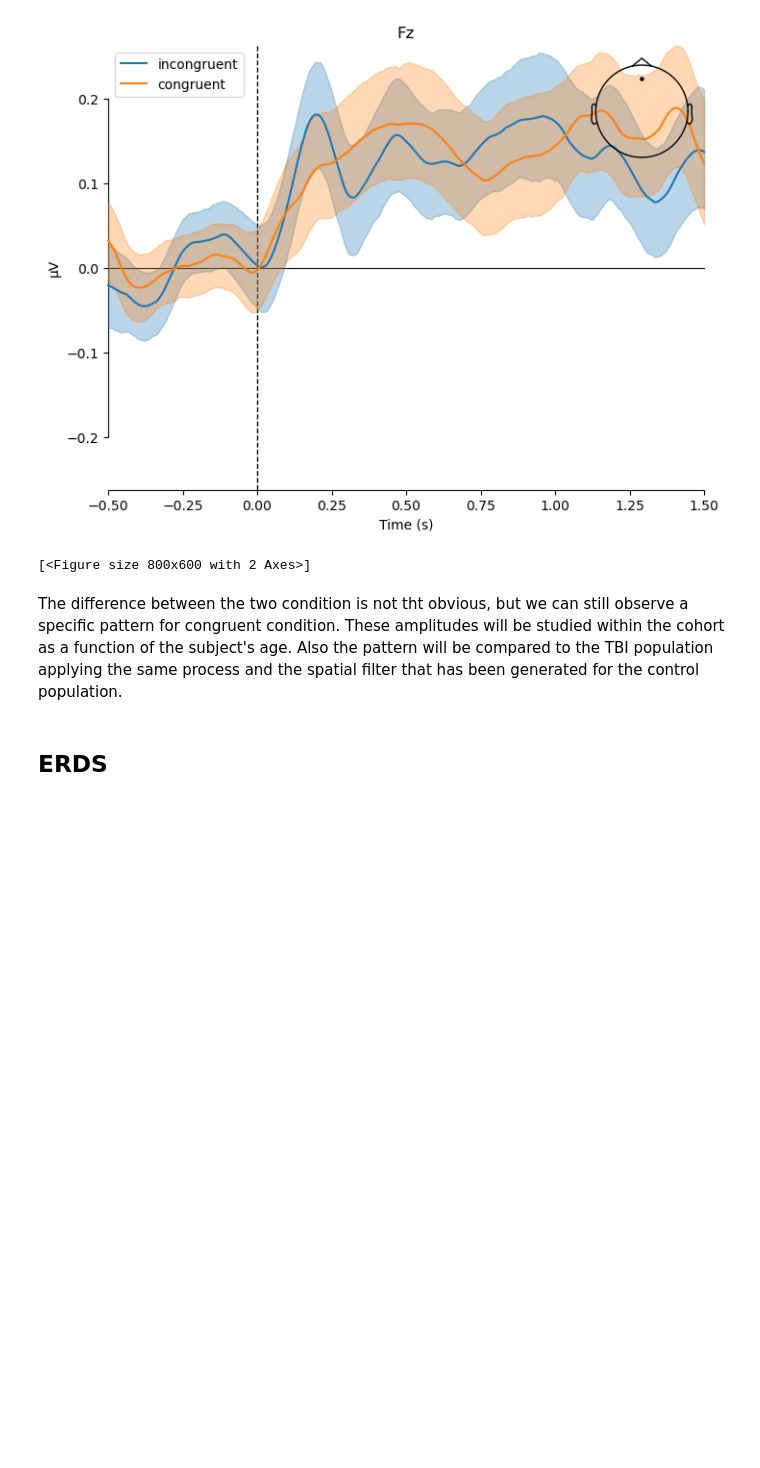
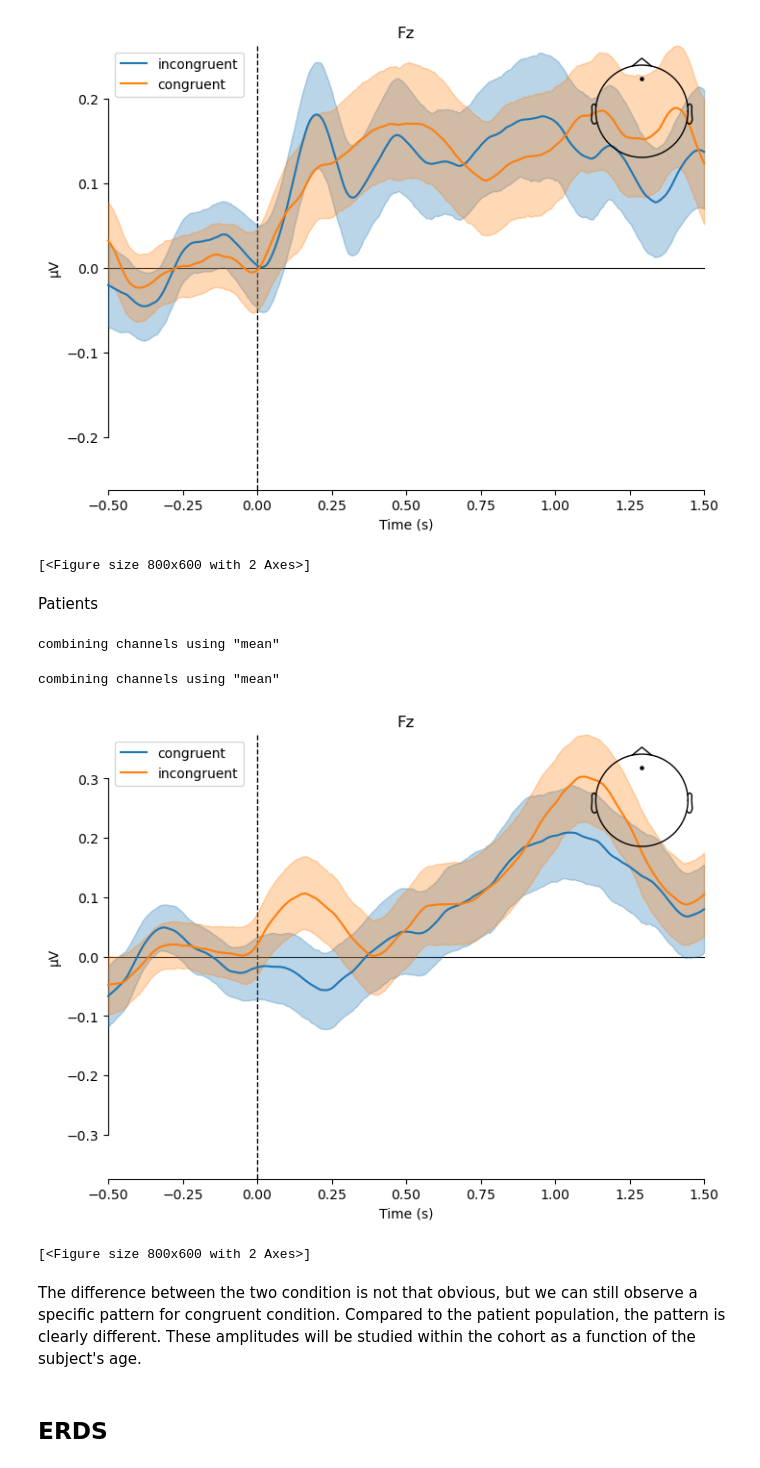
Before and after one commit to Sam54000/preprocessing_theta, a Jupyter notebook: New_MFF_MultiSubjectInluded.ipynb, the cells around one changed output. Cells and saved outputs as stored; diff of their text form; code cells hidden in the pictures; blank space fills up the shorter version.

```diff
--- a/New_MFF_MultiSubjectInluded.ipynb
+++ b/New_MFF_MultiSubjectInluded.ipynb
@@ -659,8 +726,19 @@ combining channels using "mean"
 combining channels using "mean"
 [figure]
 [<Figure size 800x600 with 2 Axes>]
+# %% [markdown]
+Patients
+# %%
+evokeds = dict(congruent=list(congruent_epo.iter_evoked()),
+               incongruent=list(incongruent_epo.iter_evoked()))
+mne.viz.plot_compare_evokeds(evokeds, combine='mean', picks=['Fz'])
+# %% [output]
+combining channels using "mean"
+combining channels using "mean"
+[figure, added]
+[<Figure size 800x600 with 2 Axes>]
 # %% [markdown]
-The difference between the two condition is not tht obvious, but we can still observe a specific pattern for congruent condition. These amplitudes will be studied within the cohort as a function of the subject's age. Also the pattern will be compared to the TBI population applying the same process and the spatial filter that has been generated for the control population.
+The difference between the two condition is not that obvious, but we can still observe a specific pattern for congruent condition. Compared to the patient population, the pattern is clearly different. These amplitudes will be studied within the cohort as a function of the subject's age.
 # %% [markdown]
 ## ERDS
 # %% [markdown]
```
Also changed, not shown: parts of 27 cells of this notebook.
